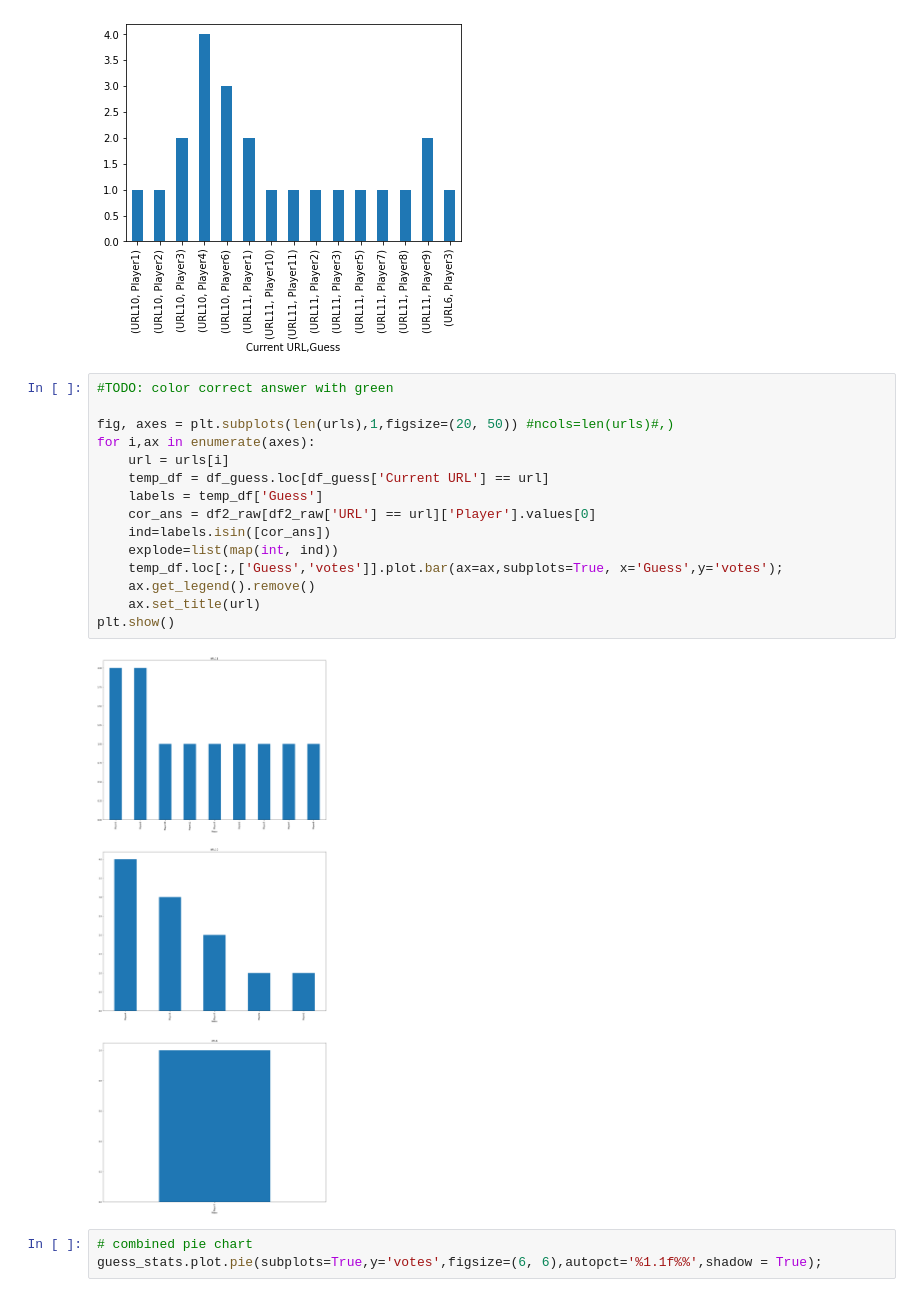
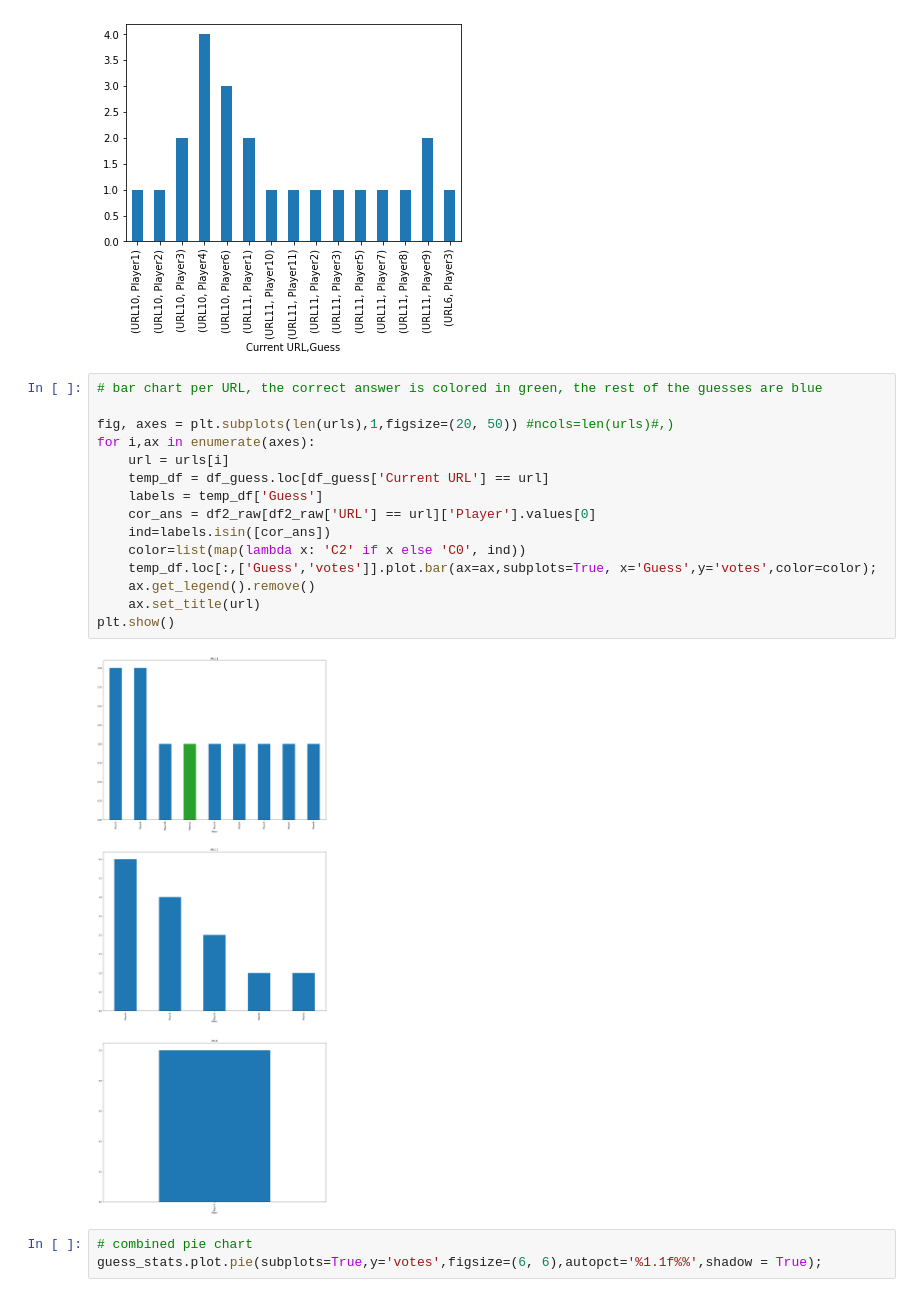
Before and after one commit to NLeSC/balconaz, a Jupyter notebook: notebooks/analysis.ipynb, the cells around one changed output. Drawn from its saved outputs; the diff is of its cells as text.

Commit message:
color correct answer with green in bar chart

```diff
--- a/notebooks/analysis.ipynb
+++ b/notebooks/analysis.ipynb
@@ -110,22 +110,22 @@ guess_stats.plot.bar(x='Current URL'); # plot histogram
 # %% [output]
 [figure]
 # %%
-#TODO: color correct answer with green
+# bar chart per URL, the correct answer is colored in green, the rest of the guesses are blue
 
 fig, axes = plt.subplots(len(urls),1,figsize=(20, 50)) #ncols=len(urls)#,)
 for i,ax in enumerate(axes):
     url = urls[i]
     temp_df = df_guess.loc[df_guess['Current URL'] == url]
     labels = temp_df['Guess']
     cor_ans = df2_raw[df2_raw['URL'] == url]['Player'].values[0]
     ind=labels.isin([cor_ans])
-    explode=list(map(int, ind))
-    temp_df.loc[:,['Guess','votes']].plot.bar(ax=ax,subplots=True, x='Guess',y='votes');
+    color=list(map(lambda x: 'C2' if x else 'C0', ind))
+    temp_df.loc[:,['Guess','votes']].plot.bar(ax=ax,subplots=True, x='Guess',y='votes',color=color);
     ax.get_legend().remove()
     ax.set_title(url)
 plt.show()
 # %% [output]
-[figure, old version]
+[figure, new version]
 # %%
 # combined pie chart
 guess_stats.plot.pie(subplots=True,y='votes',figsize=(6, 6),autopct='%1.1f%%',shadow = True);
```
Also changed, not shown: parts of 4 cells of this notebook.
